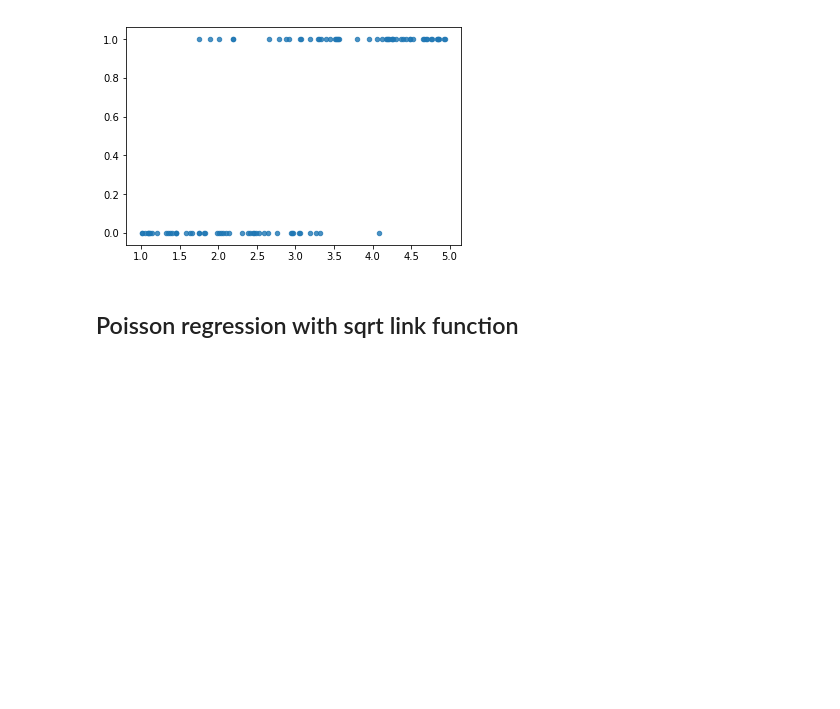
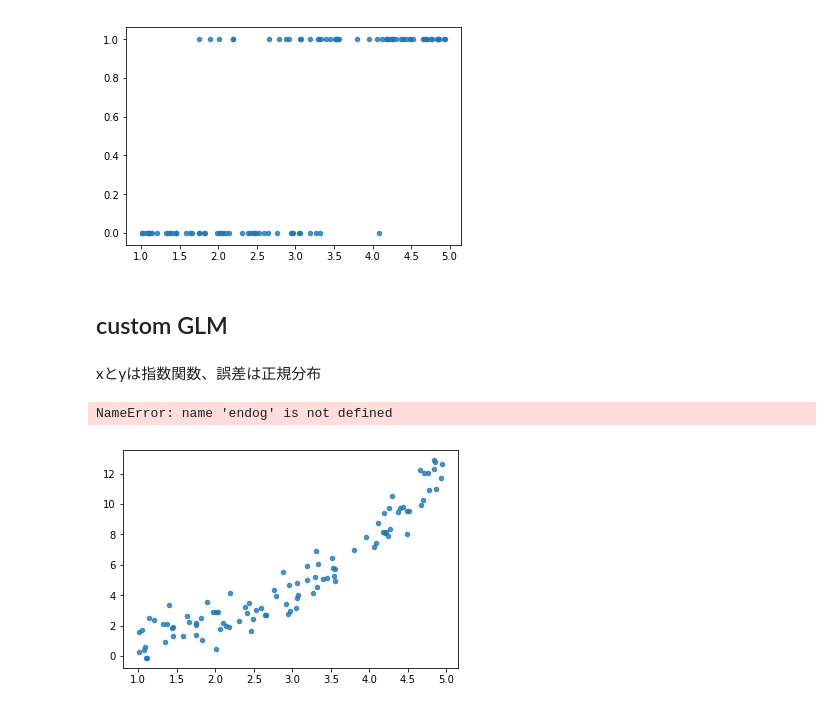
Before and after one commit to kidaufo/StatisticalModeling, a Jupyter notebook: PoissonRegression.ipynb, the cells around one changed output. Drawn from its saved outputs; the diff is of its cells as text; code cells hidden in the pictures; blank space fills up the shorter version.

```diff
--- a/PoissonRegression.ipynb
+++ b/PoissonRegression.ipynb
@@ -175,5 +208,22 @@ plt.scatter(x, y,  s=20, alpha=0.8)
 # %% [output]
 <matplotlib.collections.PathCollection at 0x...>
 [figure]
-# %% [markdown]
-## Poisson regression with sqrt link function
+# %% [markdown]
+## custom GLM
+# %% [markdown]
+xとyは指数関数、誤差は正規分布
+# %%
+np.random.seed(5)
+n_sample = 100
+a = 0.6
+b = -0.4
+sd = 0.8
+
+x = uniform(1, 5, size=n_sample)
+mu = np.exp(a * x + b)
+y = normal(mu, sd)
+# %%
+plt.scatter(x, y,  s=20, alpha=0.8)
+# %% [output]
+NameError: name 'endog' is not defined
+[figure, added]
```
Also changed, not shown: parts of 3 cells of this notebook.
